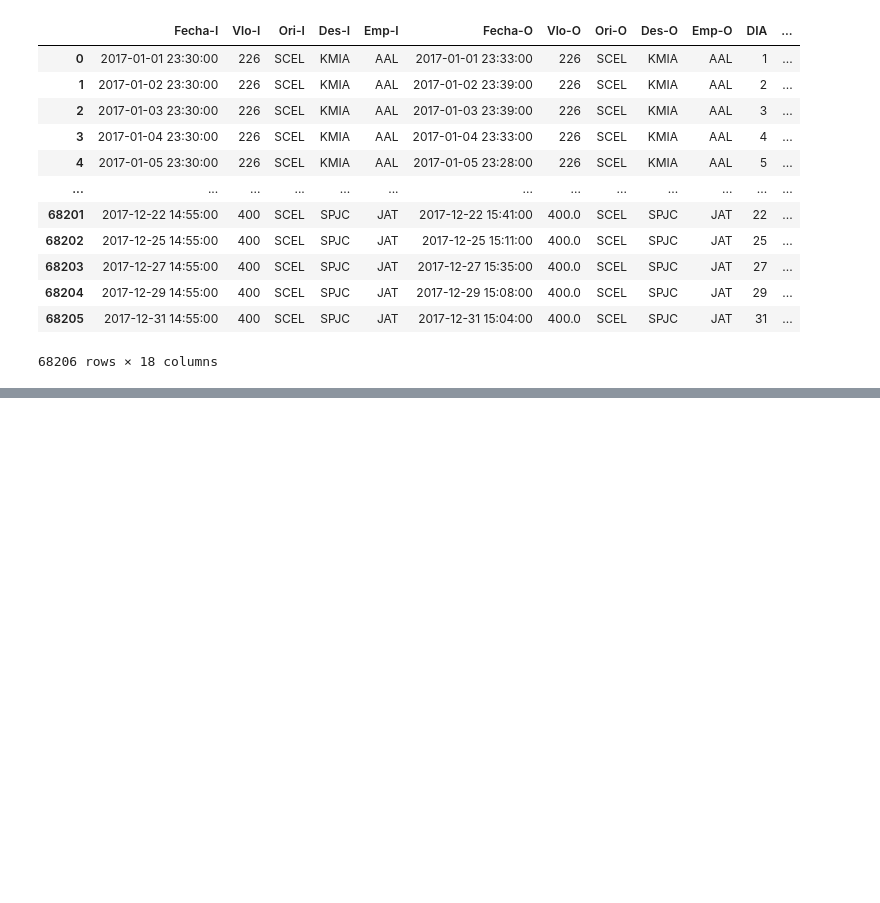
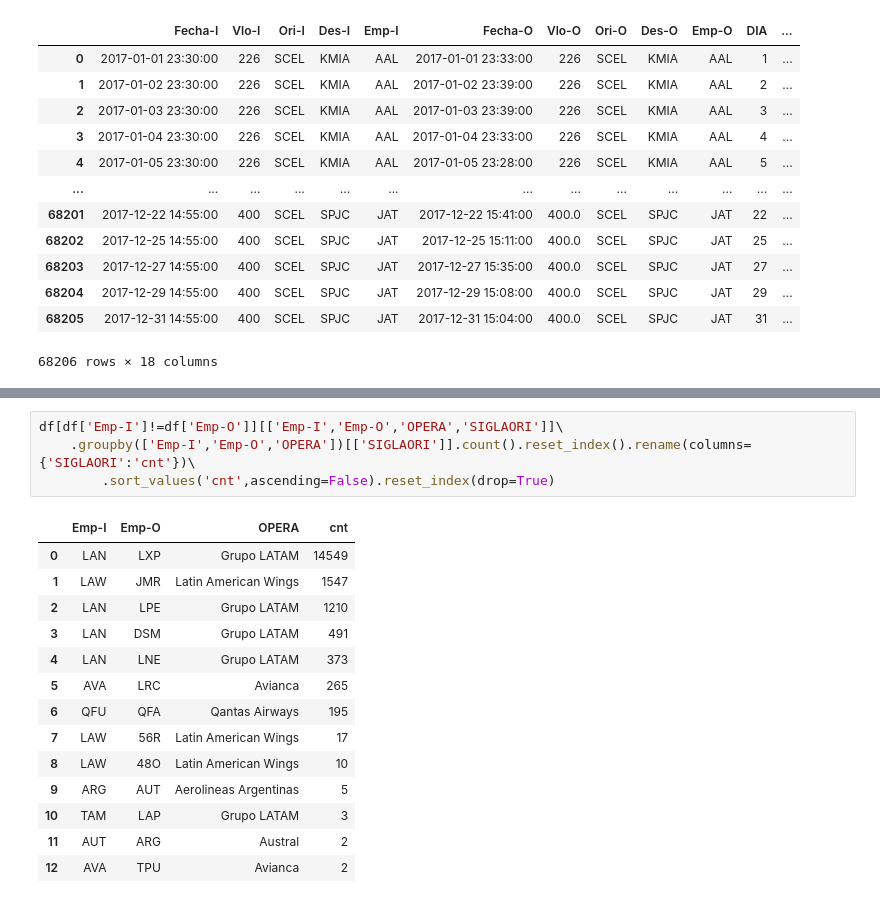
Before and after one commit to jesusfberrios/ds_challenge_latam, a Jupyter notebook: solution.ipynb, the cells around one changed output, grey strips where cells are left out. Saved outputs shown, nothing was run; the diff lists cells and outputs as text; blank space fills up the shorter version.

```diff
--- a/solution.ipynb
+++ b/solution.ipynb
@@ -59,0 +278,19 @@ Se procede a explorar los datos.
+# %%
+df[df['Emp-I']!=df['Emp-O']][['Emp-I','Emp-O','OPERA','SIGLAORI']]\
+    .groupby(['Emp-I','Emp-O','OPERA'])[['SIGLAORI']].count().reset_index().rename(columns={'SIGLAORI':'cnt'})\
+        .sort_values('cnt',ascending=False).reset_index(drop=True)
+# %% [output]
+|  | Emp-I | Emp-O | OPERA | cnt |
+| 0 | LAN | LXP | Grupo LATAM | 14549 |
+| 1 | LAW | JMR | Latin American Wings | 1547 |
+| 2 | LAN | LPE | Grupo LATAM | 1210 |
+| 3 | LAN | DSM | Grupo LATAM | 491 |
+| 4 | LAN | LNE | Grupo LATAM | 373 |
+| 5 | AVA | LRC | Avianca | 265 |
+| 6 | QFU | QFA | Qantas Airways | 195 |
+| 7 | LAW | 56R | Latin American Wings | 17 |
+| 8 | LAW | 48O | Latin American Wings | 10 |
+| 9 | ARG | AUT | Aerolineas Argentinas | 5 |
+| 10 | TAM | LAP | Grupo LATAM | 3 |
+| 11 | AUT | ARG | Austral | 2 |
+| 12 | AVA | TPU | Avianca | 2 |
```
Also changed, not shown: parts of 22 cells of this notebook.
